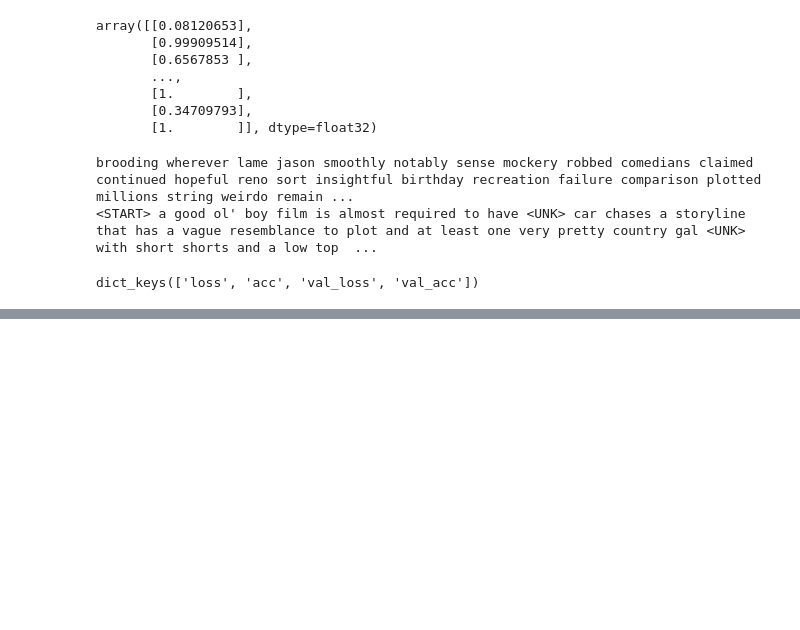
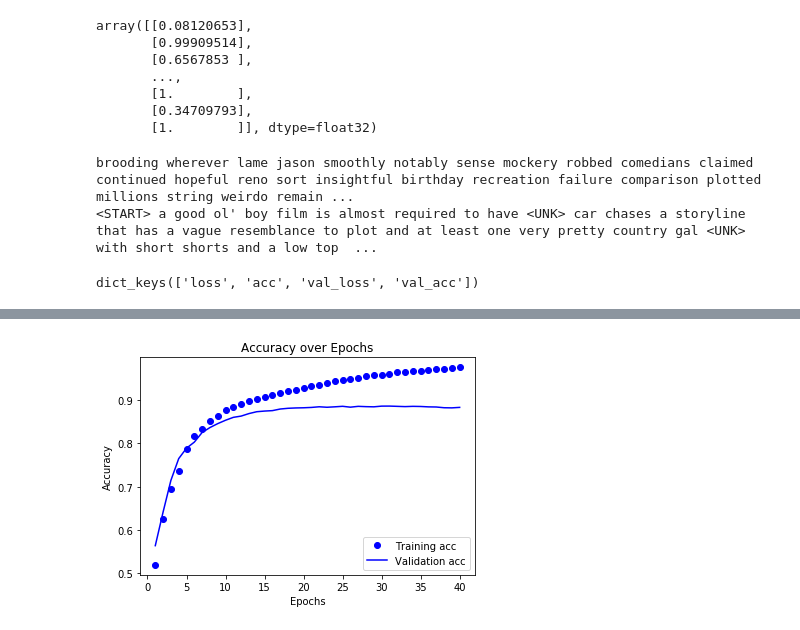
Before and after one commit to aliabbas101/Deep-Learning, a Jupyter notebook: Text Classification using NN.ipynb, the cells around one changed output, grey strips where cells are left out. Drawn from its saved outputs; the diff is of its cells as text; code cells hidden in the pictures; blank space fills up the shorter version.

Commit message:
Added accuracy and loss visualization over epochs

```diff
--- a/Text Classification using NN.ipynb
+++ b/Text Classification using NN.ipynb
@@ -154,0 +155,13 @@ KeyError: 'accuracy'
+# %%
+plt.clf()   # clear figure
+
+plt.plot(epochs, acc, 'bo', label='Training acc')
+plt.plot(epochs, val_acc, 'b', label='Validation acc')
+plt.title('Accuracy over Epochs')
+plt.xlabel('Epochs')
+plt.ylabel('Accuracy')
+plt.legend(loc='lower right')
+
+plt.show()
+# %% [output]
+[figure, added]
```
Also changed, not shown: parts of 1 cell of this notebook.
